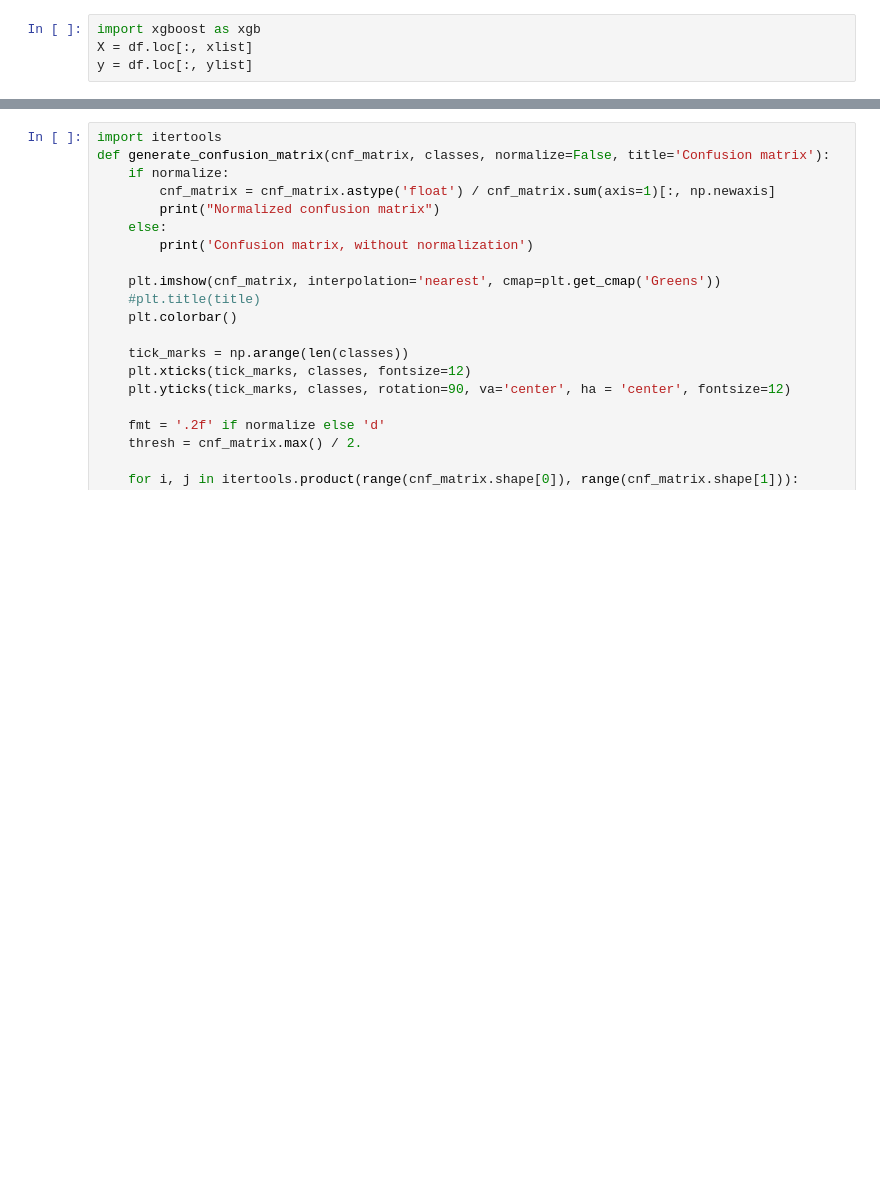
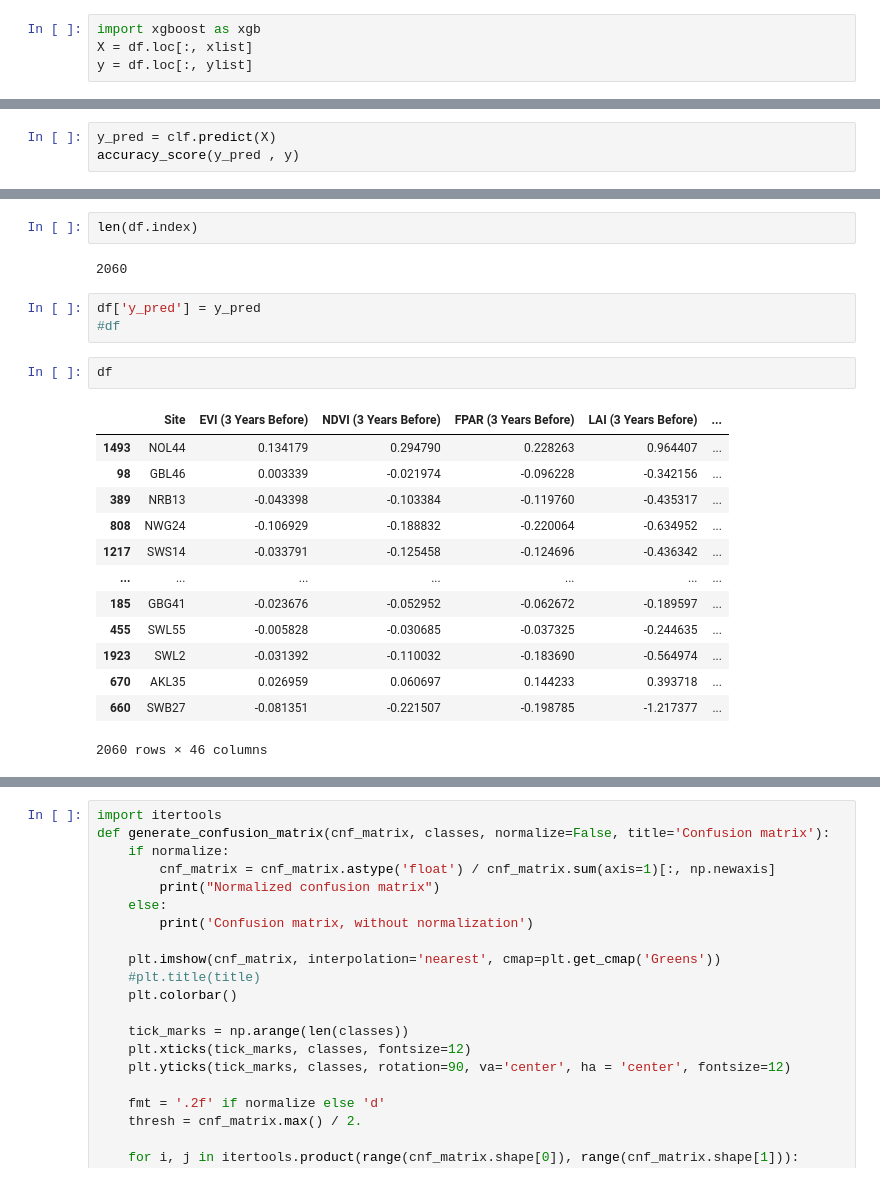
Before and after one commit to nagrawa6/Wildfire, a Jupyter notebook: XGBoost Classification.ipynb, the cells around one changed output, grey strips where cells are left out. Drawn from its saved outputs; the diff is of its cells as text; blank space fills up the shorter version.

```diff
--- a/XGBoost Classification.ipynb
+++ b/XGBoost Classification.ipynb
@@ -141,0 +161,3 @@ Test Mean  0.8946601941747574
+# %%
+y_pred = clf.predict(X)
+accuracy_score(y_pred , y)
@@ -141,0 +185,23 @@ Test Mean  0.8946601941747574
+# %%
+len(df.index)
+# %% [output]
+2060
+# %%
+df['y_pred'] = y_pred
+#df
+# %%
+df
+# %% [output]
+|  | Site | EVI (3 Years Before) | NDVI (3 Years Before) | FPAR (3 Years Before) | LAI (3 Years Before) | ... |
+| 1493 | NOL44 | 0.134179 | 0.294790 | 0.228263 | 0.964407 | ... |
+| 98 | GBL46 | 0.003339 | -0.021974 | -0.096228 | -0.342156 | ... |
+| 389 | NRB13 | -0.043398 | -0.103384 | -0.119760 | -0.435317 | ... |
+| 808 | NWG24 | -0.106929 | -0.188832 | -0.220064 | -0.634952 | ... |
+| 1217 | SWS14 | -0.033791 | -0.125458 | -0.124696 | -0.436342 | ... |
+| ... | ... | ... | ... | ... | ... | ... |
+| 185 | GBG41 | -0.023676 | -0.052952 | -0.062672 | -0.189597 | ... |
+| 455 | SWL55 | -0.005828 | -0.030685 | -0.037325 | -0.244635 | ... |
+| 1923 | SWL2 | -0.031392 | -0.110032 | -0.183690 | -0.564974 | ... |
+| 670 | AKL35 | 0.026959 | 0.060697 | 0.144233 | 0.393718 | ... |
+| 660 | SWB27 | -0.081351 | -0.221507 | -0.198785 | -1.217377 | ... |
+2060 rows × 46 columns
```
Also changed, not shown: parts of 30 cells of this notebook, 5 other files.
